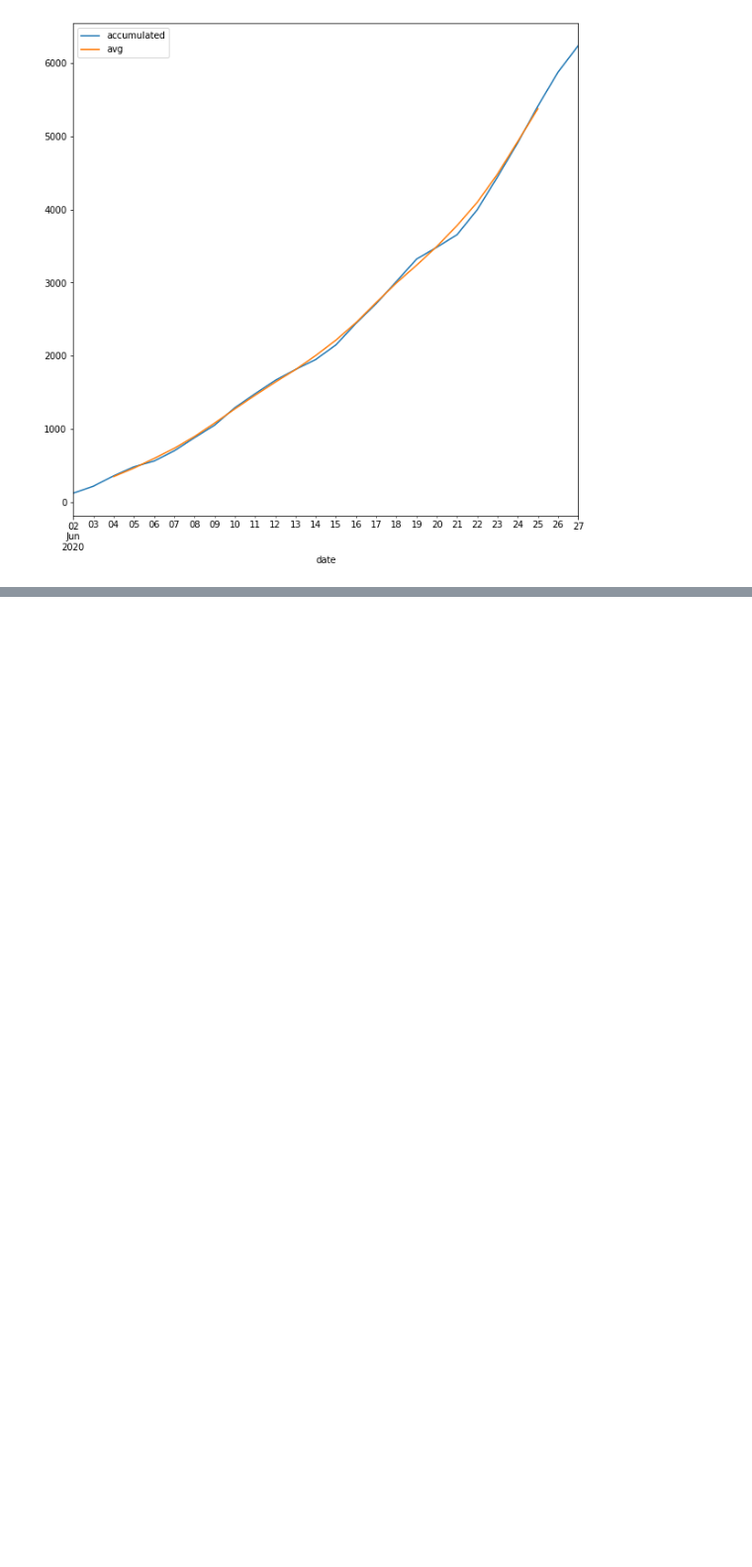
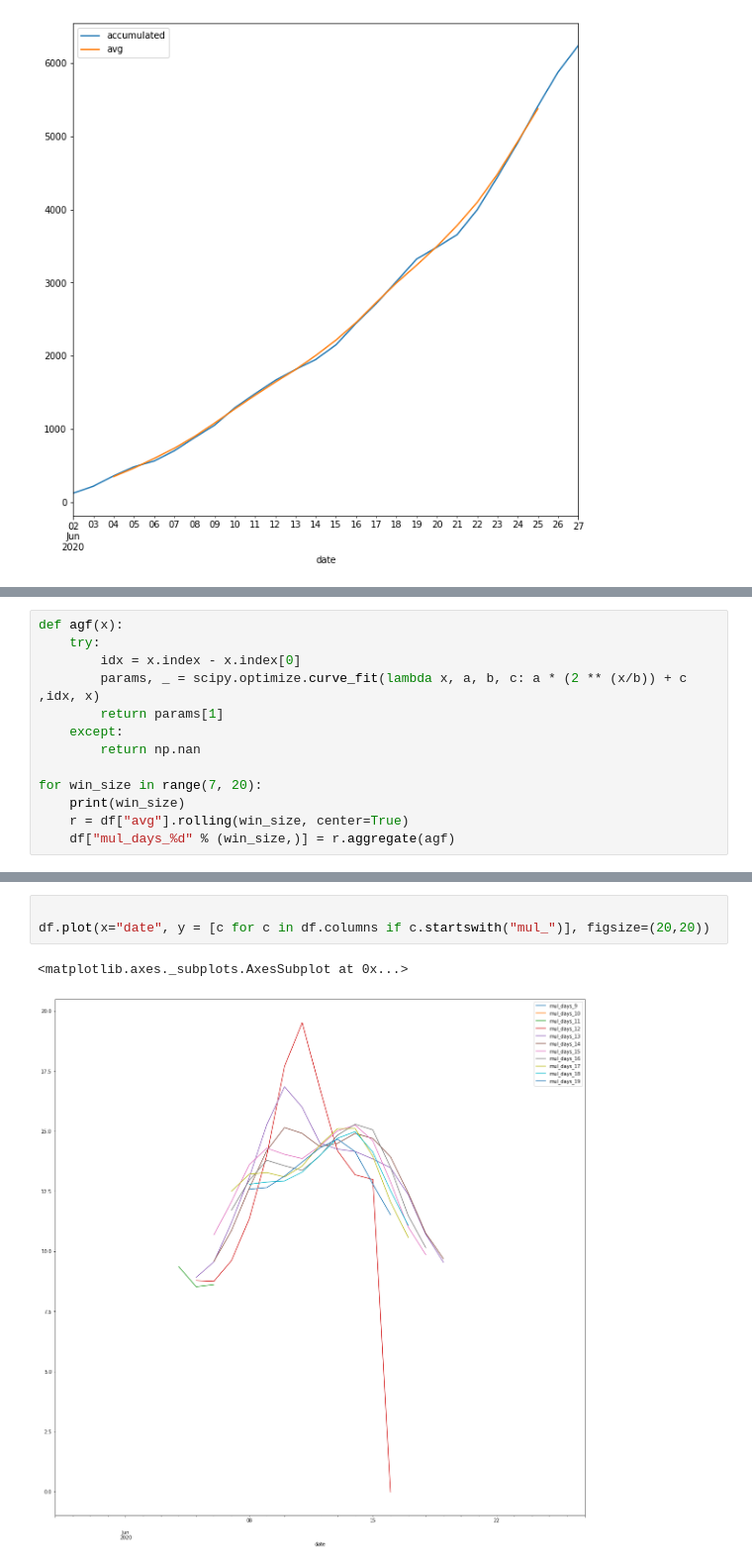
Before and after one commit to ronenabr/coronadata, a Jupyter notebook: Multiplication rate.ipynb, the cells around one changed output, grey strips where cells are left out. Shown at 99% size. Saved outputs shown, nothing was run; the diff lists cells and outputs as text; blank space fills up the shorter version.

```diff
--- a/Multiplication rate.ipynb
+++ b/Multiplication rate.ipynb
@@ -64,0 +88,13 @@ df.plot(x="date", y=["accumulated", "avg"], figsize=(10,10))
+# %%
+def agf(x):
+    try:
+        idx = x.index - x.index[0]
+        params, _ = scipy.optimize.curve_fit(lambda x, a, b, c: a * (2 ** (x/b)) + c ,idx, x)
+        return params[1]
+    except:
+        return np.nan
+
+for win_size in range(7, 20):
+    print(win_size)
+    r = df["avg"].rolling(win_size, center=True)
+    df["mul_days_%d" % (win_size,)] = r.aggregate(agf)
@@ -64,0 +115,6 @@ df.plot(x="date", y=["accumulated", "avg"], figsize=(10,10))
+# %%
+
+df.plot(x="date", y = [c for c in df.columns if c.startswith("mul_")], figsize=(20,20))
+# %% [output]
+<matplotlib.axes._subplots.AxesSubplot at 0x...>
+[figure, added]
```
Also changed, not shown: parts of 5 cells of this notebook, 2 other files.
